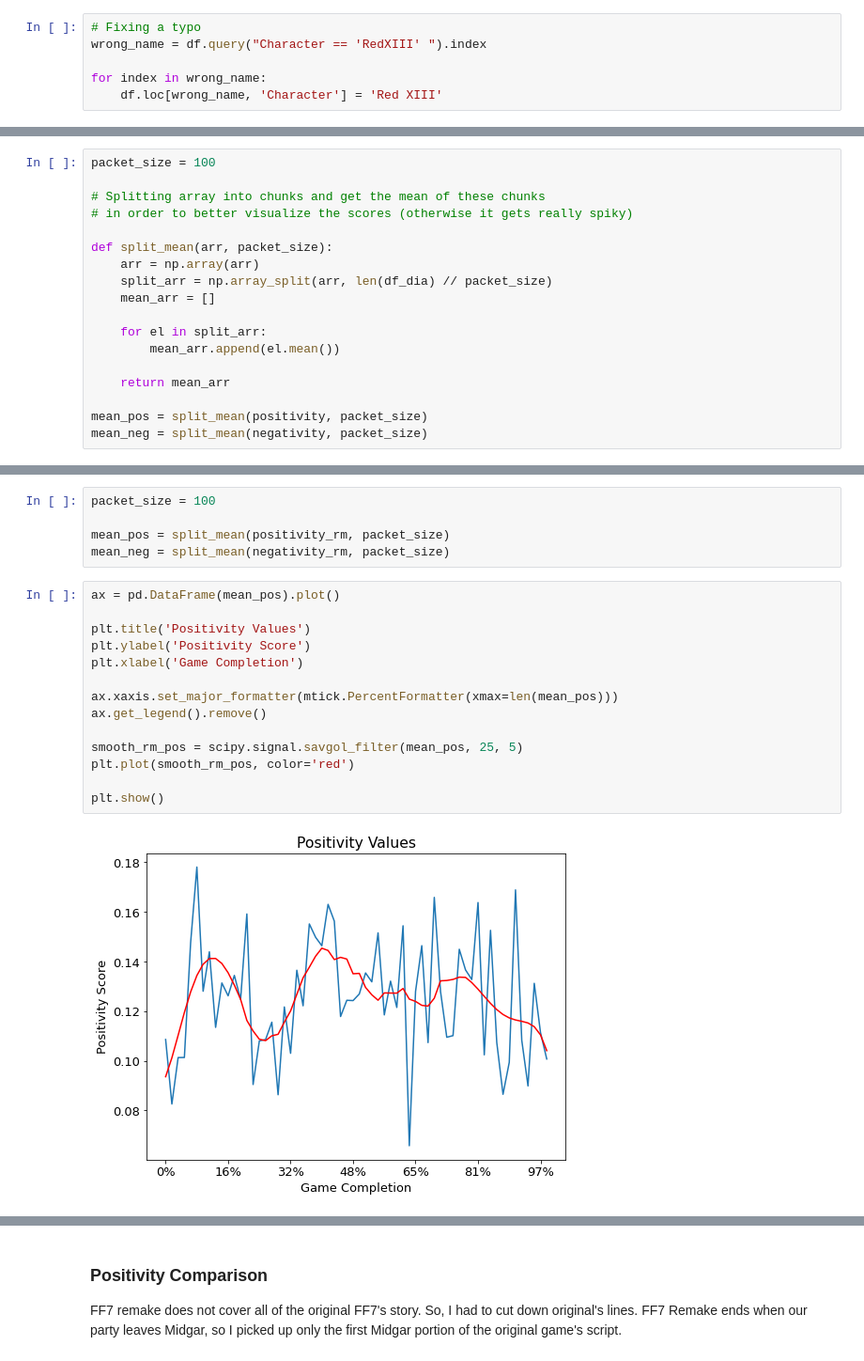
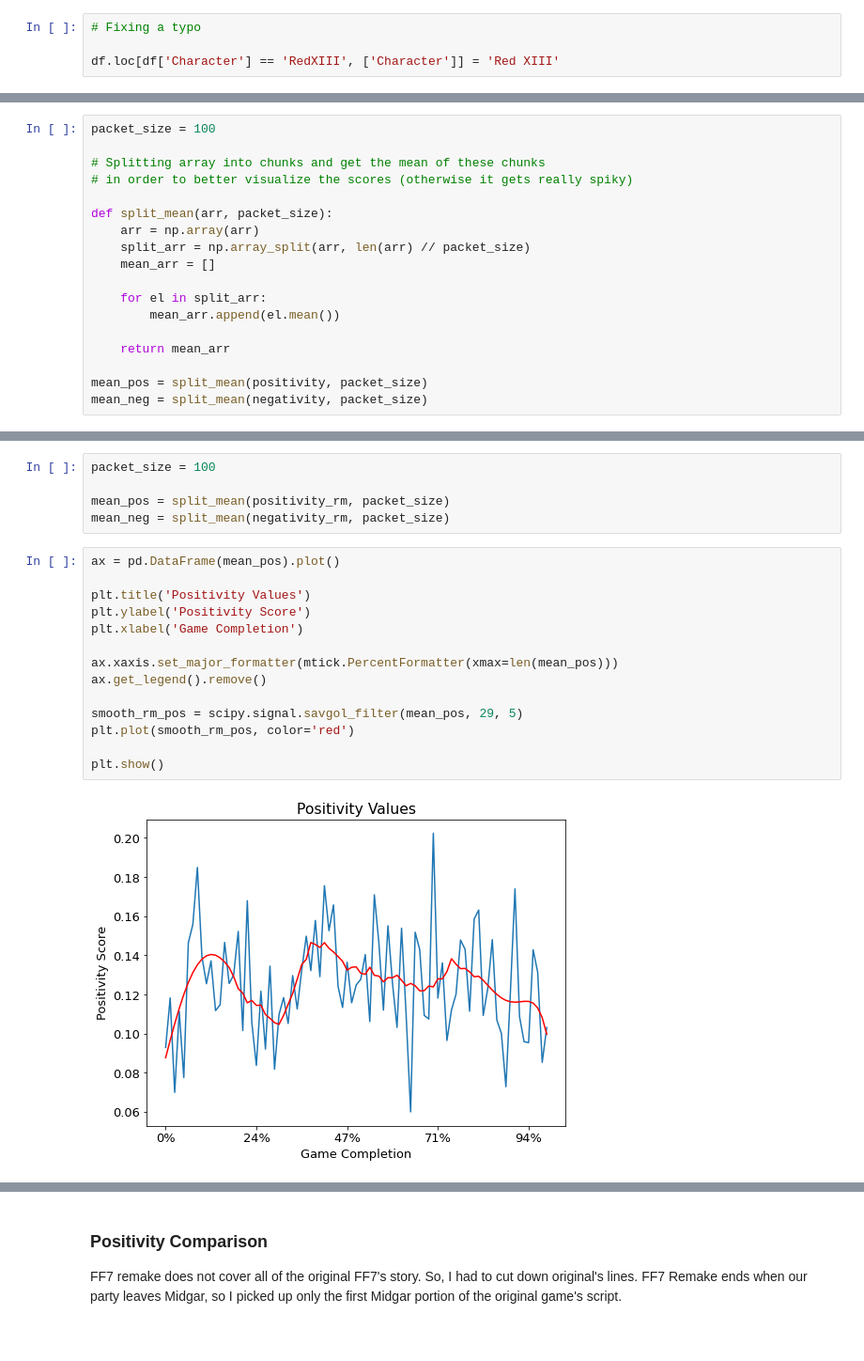
Before and after one commit to kgndnc/finalfantasy7-script-nlp, a Jupyter notebook: FF7_Script_NLP.ipynb, the cells around one changed output, grey strips where cells are left out. Shown: that part at 94% size. Saved outputs shown, nothing was run; the diff lists cells and outputs as text.

Commit message:
fixed an error in split_mean function. fixing typo code optimized

```diff
--- a/FF7_Script_NLP.ipynb
+++ b/FF7_Script_NLP.ipynb
@@ -67,12 +67,10 @@ plt.show()
 Total wordcount in the game:
 71590
 [figure]
-# %%
-# Fixing a typo
-wrong_name = df.query("Character == 'RedXIII' ").index
-
-for index in wrong_name:
-    df.loc[wrong_name, 'Character'] = 'Red XIII'
+# %%
+# Fixing a typo
+
+df.loc[df['Character'] == 'RedXIII', ['Character']] = 'Red XIII'
 # %%
 cloud_dialogue_perc = df.query("Character == 'Cloud'").count()['Dialogue'] / df.count()['Dialogue'] * 100
 print(f'Cloud\'s dialogue percentage: {cloud_dialogue_perc:.2f}%')
@@ -149,7 +147,7 @@ packet_size = 100
 
 def split_mean(arr, packet_size):
     arr = np.array(arr)
-    split_arr = np.array_split(arr, len(df_dia) // packet_size)
+    split_arr = np.array_split(arr, len(arr) // packet_size)
     mean_arr = []
 
     for el in split_arr:
@@ -293,19 +291,19 @@ mean_neg = split_mean(negativity_rm, packet_size)
 # %%
 ax = pd.DataFrame(mean_pos).plot()
 
 plt.title('Positivity Values')
 plt.ylabel('Positivity Score')
 plt.xlabel('Game Completion')
 
 ax.xaxis.set_major_formatter(mtick.PercentFormatter(xmax=len(mean_pos)))
 ax.get_legend().remove()
 
-smooth_rm_pos = scipy.signal.savgol_filter(mean_pos, 25, 5)
+smooth_rm_pos = scipy.signal.savgol_filter(mean_pos, 29, 5)
 plt.plot(smooth_rm_pos, color='red')
 
 plt.show()
 # %% [output]
-[figure, old version]
+[figure, new version]
 # %%
 ax = pd.DataFrame(mean_neg).plot()
 
```
Also changed, not shown: parts of 6 cells of this notebook, 1 other file.
